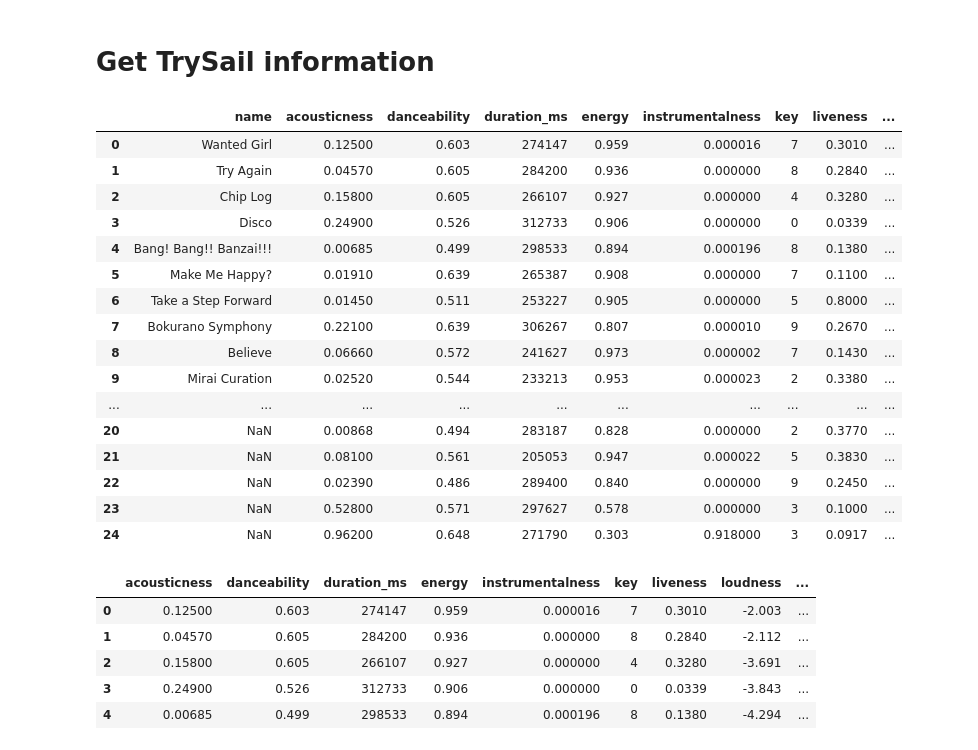
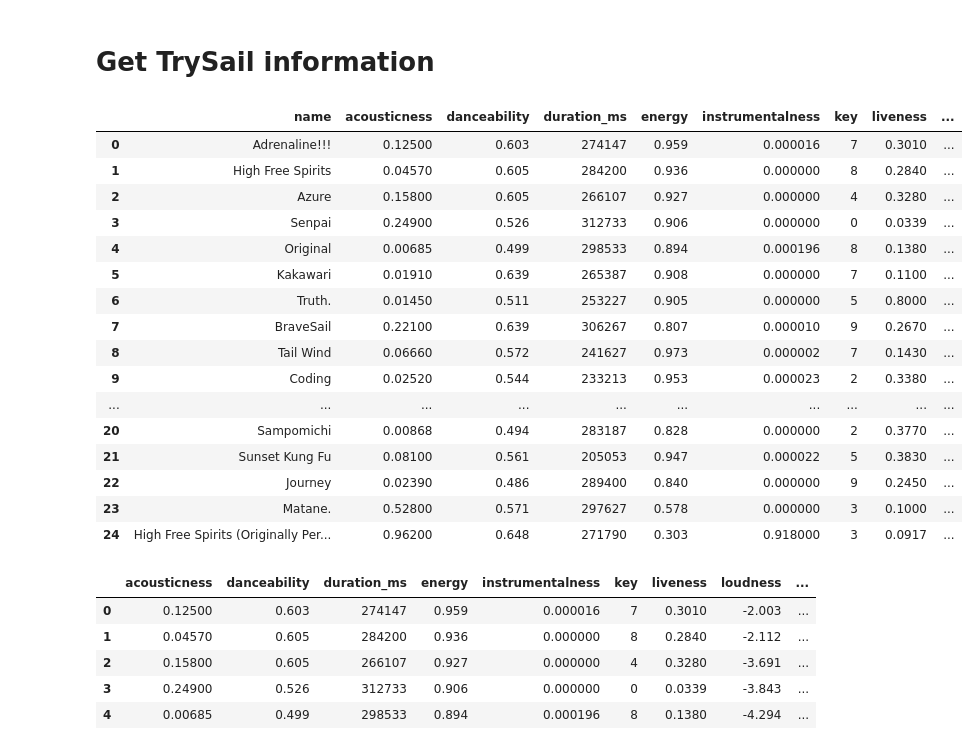
Before and after one commit to TatsukiSerizawa/Research-of-TrySail, a Jupyter notebook: src/analysis_from_spotify/analysis.ipynb, the cells around one changed output. Saved outputs shown, nothing was run; the diff lists cells and outputs as text; code cells hidden in the pictures.

```diff
--- a/src/analysis_from_spotify/analysis.ipynb
+++ b/src/analysis_from_spotify/analysis.ipynb
@@ -14,41 +14,41 @@ spotify = spotipy.Spotify(client_credentials_manager=client_credentials_manager)
 # %%
 # search artist and song id
 search = spotify.search("TrySail", limit=50, offset=0, type='track', market=None)
 trysail = pd.DataFrame.from_dict(search["tracks"]["items"])
-trysail_name = pd.DataFrame(trysail["name"])になる
+trysail_name = pd.DataFrame(trysail["name"])
 trysail = pd.DataFrame(trysail["id"])
 
 # get song information
 trysail_info = pd.DataFrame()
 for url in song_trysail["id"]:
     df = pd.DataFrame.from_dict(spotify.audio_features(url))
     trysail_info = trysail_info.append(df)
 
 # drop unnecessary information
 trysail_info = trysail_info.reset_index(drop=True)
 trysail_info = trysail_info.drop(columns=["analysis_url","id","track_href","type","uri"])
 
 # name concat
 trysail_info_all = pd.concat([trysail_name, trysail_info], axis=1)
 trysail_info_all.head(30)
 # %% [output]
 |  | name | acousticness | danceability | duration_ms | energy | instrumentalness | key | liveness | ... |
-| 0 | Wanted Girl | 0.12500 | 0.603 | 274147 | 0.959 | 0.000016 | 7 | 0.3010 | ... |
-| 1 | Try Again | 0.04570 | 0.605 | 284200 | 0.936 | 0.000000 | 8 | 0.2840 | ... |
-| 2 | Chip Log | 0.15800 | 0.605 | 266107 | 0.927 | 0.000000 | 4 | 0.3280 | ... |
-| 3 | Disco | 0.24900 | 0.526 | 312733 | 0.906 | 0.000000 | 0 | 0.0339 | ... |
-| 4 | Bang! Bang!! Banzai!!! | 0.00685 | 0.499 | 298533 | 0.894 | 0.000196 | 8 | 0.1380 | ... |
-| 5 | Make Me Happy? | 0.01910 | 0.639 | 265387 | 0.908 | 0.000000 | 7 | 0.1100 | ... |
-| 6 | Take a Step Forward | 0.01450 | 0.511 | 253227 | 0.905 | 0.000000 | 5 | 0.8000 | ... |
-| 7 | Bokurano Symphony | 0.22100 | 0.639 | 306267 | 0.807 | 0.000010 | 9 | 0.2670 | ... |
-| 8 | Believe | 0.06660 | 0.572 | 241627 | 0.973 | 0.000002 | 7 | 0.1430 | ... |
-| 9 | Mirai Curation | 0.02520 | 0.544 | 233213 | 0.953 | 0.000023 | 2 | 0.3380 | ... |
+| 0 | Adrenaline!!! | 0.12500 | 0.603 | 274147 | 0.959 | 0.000016 | 7 | 0.3010 | ... |
+| 1 | High Free Spirits | 0.04570 | 0.605 | 284200 | 0.936 | 0.000000 | 8 | 0.2840 | ... |
+| 2 | Azure | 0.15800 | 0.605 | 266107 | 0.927 | 0.000000 | 4 | 0.3280 | ... |
+| 3 | Senpai | 0.24900 | 0.526 | 312733 | 0.906 | 0.000000 | 0 | 0.0339 | ... |
+| 4 | Original | 0.00685 | 0.499 | 298533 | 0.894 | 0.000196 | 8 | 0.1380 | ... |
+| 5 | Kakawari | 0.01910 | 0.639 | 265387 | 0.908 | 0.000000 | 7 | 0.1100 | ... |
+| 6 | Truth. | 0.01450 | 0.511 | 253227 | 0.905 | 0.000000 | 5 | 0.8000 | ... |
+| 7 | BraveSail | 0.22100 | 0.639 | 306267 | 0.807 | 0.000010 | 9 | 0.2670 | ... |
+| 8 | Tail Wind | 0.06660 | 0.572 | 241627 | 0.973 | 0.000002 | 7 | 0.1430 | ... |
+| 9 | Coding | 0.02520 | 0.544 | 233213 | 0.953 | 0.000023 | 2 | 0.3380 | ... |
 | ... | ... | ... | ... | ... | ... | ... | ... | ... | ... |
-| 20 | NaN | 0.00868 | 0.494 | 283187 | 0.828 | 0.000000 | 2 | 0.3770 | ... |
-| 21 | NaN | 0.08100 | 0.561 | 205053 | 0.947 | 0.000022 | 5 | 0.3830 | ... |
-| 22 | NaN | 0.02390 | 0.486 | 289400 | 0.840 | 0.000000 | 9 | 0.2450 | ... |
-| 23 | NaN | 0.52800 | 0.571 | 297627 | 0.578 | 0.000000 | 3 | 0.1000 | ... |
-| 24 | NaN | 0.96200 | 0.648 | 271790 | 0.303 | 0.918000 | 3 | 0.0917 | ... |
+| 20 | Sampomichi | 0.00868 | 0.494 | 283187 | 0.828 | 0.000000 | 2 | 0.3770 | ... |
+| 21 | Sunset Kung Fu | 0.08100 | 0.561 | 205053 | 0.947 | 0.000022 | 5 | 0.3830 | ... |
+| 22 | Journey | 0.02390 | 0.486 | 289400 | 0.840 | 0.000000 | 9 | 0.2450 | ... |
+| 23 | Matane. | 0.52800 | 0.571 | 297627 | 0.578 | 0.000000 | 3 | 0.1000 | ... |
+| 24 | High Free Spirits (Originally Per... | 0.96200 | 0.648 | 271790 | 0.303 | 0.918000 | 3 | 0.0917 | ... |
 # %%
 trysail_info.head()
 # %% [output]
```
Also changed, not shown: parts of 3 cells of this notebook.
